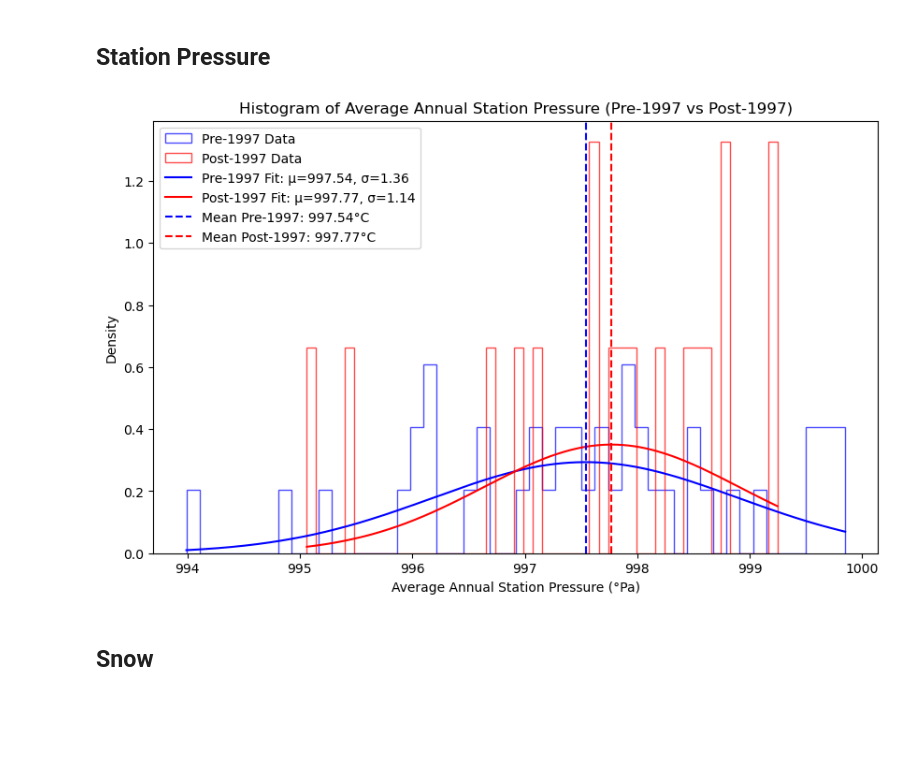
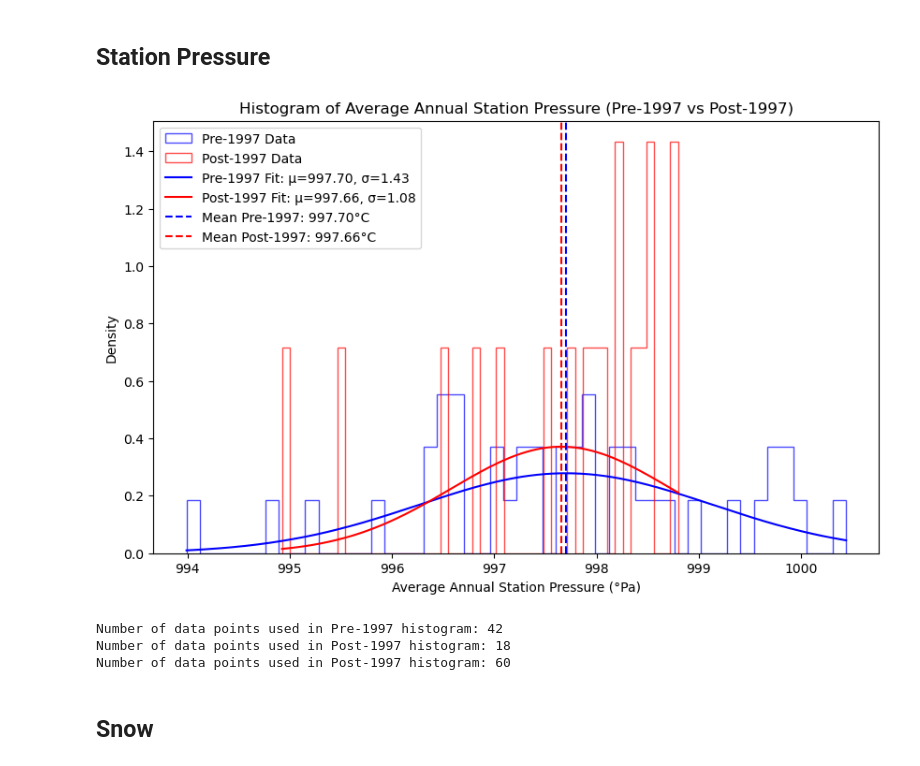
Before and after one commit to mazx7/MSc, a Jupyter notebook: HadUK and AHCCD Histograms.ipynb, the cells around one changed output. Drawn from its saved outputs; the diff is of its cells as text; code cells hidden in the pictures; blank space fills up the shorter version.

```diff
--- a/HadUK and AHCCD Histograms.ipynb
+++ b/HadUK and AHCCD Histograms.ipynb
@@ -627,7 +699,7 @@ import pandas as pd
 import matplotlib.pyplot as plt
 from scipy.stats import norm
 
-file_path = 'AHCCD_CONFINED.csv'
+file_path = 'AHCCD_CONFINED_with_seasonal_filled.csv'
 ahccd_data = pd.read_csv(file_path)
 
 start_year = 1875
@@ -663,4 +735,7 @@ plt.ylabel("Density")
 plt.title("Histogram of Average Annual Mean Temperature (Pre-1997 vs Post-1997)")
 plt.legend()
 plt.show()
+print(f"Number of data points used in Pre-1997 histogram: {len(pre_1990_temperature)}")
+print(f"Number of data points used in Post-1997 histogram: {len(post_1990_temperature)}")
+print(f"Number of data points used in Post-1997 histogram: {len(post_1990_temperature)+len(pre_1990_temperature)}")
 # %% [output]
@@ -673,7 +751,7 @@ import pandas as pd
 import matplotlib.pyplot as plt
 from scipy.stats import norm
 
-file_path = 'AHCCD_CONFINED.csv'
+file_path = 'AHCCD_CONFINED_with_seasonal_filled.csv'
 ahccd_data = pd.read_csv(file_path)
 
 start_year = 160
@@ -709,4 +787,7 @@ plt.ylabel("Density")
 plt.title("Histogram of Average Annual Sea Level Pressure (Pre-1997 vs Post-1997)")
 plt.legend()
 plt.show()
+print(f"Number of data points used in Pre-1997 histogram: {len(pre_1990_temperature)}")
+print(f"Number of data points used in Post-1997 histogram: {len(post_1990_temperature)}")
+print(f"Number of data points used in Post-1997 histogram: {len(post_1990_temperature)+len(pre_1990_temperature)}")
 # %% [output]
@@ -719,7 +803,7 @@ import pandas as pd
 import matplotlib.pyplot as plt
 from scipy.stats import norm
 
-file_path = 'AHCCD_CONFINED.csv'
+file_path = 'AHCCD_CONFINED_with_seasonal_filled.csv'
 ahccd_data = pd.read_csv(file_path)
 
 start_year = 1841
@@ -755,4 +839,7 @@ plt.ylabel("Density")
 plt.title("Histogram of Average Annual Minimum Temperature (Pre-1997 vs Post-1997)")
 plt.legend()
 plt.show()
+print(f"Number of data points used in Pre-1997 histogram: {len(pre_1990_temperature)}")
+print(f"Number of data points used in Post-1997 histogram: {len(post_1990_temperature)}")
+print(f"Number of data points used in Post-1997 histogram: {len(post_1990_temperature)+len(pre_1990_temperature)}")
 # %% [output]
@@ -765,7 +855,7 @@ import pandas as pd
 import matplotlib.pyplot as plt
 from scipy.stats import norm
 
-file_path = 'AHCCD_CONFINED.csv'
+file_path = 'AHCCD_CONFINED_with_seasonal_filled.csv'
 ahccd_data = pd.read_csv(file_path)
 start_year = 1841
 end_year = 2023
@@ -799,4 +889,7 @@ plt.ylabel("Density")
 plt.title("Histogram of Average Annual Maximum Temperature (Pre-1997 vs Post-1997)")
 plt.legend()
 plt.show()
+print(f"Number of data points used in Pre-1997 histogram: {len(pre_1990_temperature)}")
+print(f"Number of data points used in Post-1997 histogram: {len(post_1990_temperature)}")
+print(f"Number of data points used in Post-1997 histogram: {len(post_1990_temperature)+len(pre_1990_temperature)}")
 # %% [output]
@@ -809,7 +905,7 @@ import pandas as pd
 import matplotlib.pyplot as plt
 from scipy.stats import norm
 
-file_path = 'AHCCD_CONFINED.csv'
+file_path = 'AHCCD_CONFINED_with_seasonal_filled.csv'
 ahccd_data = pd.read_csv(file_path)
 
 start_year = 1841
@@ -819,34 +915,40 @@ split_year = 1997
 ahccd_data = ahccd_data[(ahccd_data['Year'] >= start_year) & (ahccd_data['Year'] <= end_year)]
 
 temperature_data = ahccd_data[ahccd_data['Value Type'] == 'Station Pressure']
 annual_temperature = temperature_data.groupby('Year')['Annual'].mean()
 
 pre_1990_temperature = annual_temperature[annual_temperature.index < split_year]
 post_1990_temperature = annual_temperature[annual_temperature.index >= split_year]
 
 mean_pre, std_pre = norm.fit(pre_1990_temperature)
 mean_post, std_post = norm.fit(post_1990_temperature)
 
 x_pre = np.linspace(pre_1990_temperature.min(), pre_1990_temperature.max(), 1000)
 pdf_pre = norm.pdf(x_pre, mean_pre, std_pre)
 
 x_post = np.linspace(post_1990_temperature.min(), post_1990_temperature.max(), 1000)
 pdf_post = norm.pdf(x_post, mean_post, std_post)
 
 plt.figure(figsize=(10, 6))
 plt.hist(pre_1990_temperature, bins=50, density=True, alpha=0.7, label="Pre-1997 Data", color="blue", histtype="step")
 plt.hist(post_1990_temperature, bins=50, density=True, alpha=0.7, label="Post-1997 Data", color="red", histtype="step")
 plt.plot(x_pre, pdf_pre, label=f"Pre-1997 Fit: μ={mean_pre:.2f}, σ={std_pre:.2f}", color="blue")
 plt.plot(x_post, pdf_post, label=f"Post-1997 Fit: μ={mean_post:.2f}, σ={std_post:.2f}", color="red")
 plt.axvline(mean_pre, color="blue", linestyle="--", label=f"Mean Pre-1997: {mean_pre:.2f}°C")
 plt.axvline(mean_post, color="red", linestyle="--", label=f"Mean Post-1997: {mean_post:.2f}°C")
 plt.xlabel("Average Annual Station Pressure (°Pa)")
 plt.ylabel("Density")
 plt.title("Histogram of Average Annual Station Pressure (Pre-1997 vs Post-1997)")
 plt.legend()
 plt.show()
+print(f"Number of data points used in Pre-1997 histogram: {len(pre_1990_temperature)}")
+print(f"Number of data points used in Post-1997 histogram: {len(post_1990_temperature)}")
+print(f"Number of data points used in Post-1997 histogram: {len(post_1990_temperature)+len(pre_1990_temperature)}")
 # %% [output]
-[figure, old version]
+[figure, new version]
+Number of data points used in Pre-1997 histogram: 42
+Number of data points used in Post-1997 histogram: 18
+Number of data points used in Post-1997 histogram: 60
 # %% [markdown]
 ## Snow
 # %%
```
Also changed, not shown: parts of 19 cells of this notebook.
